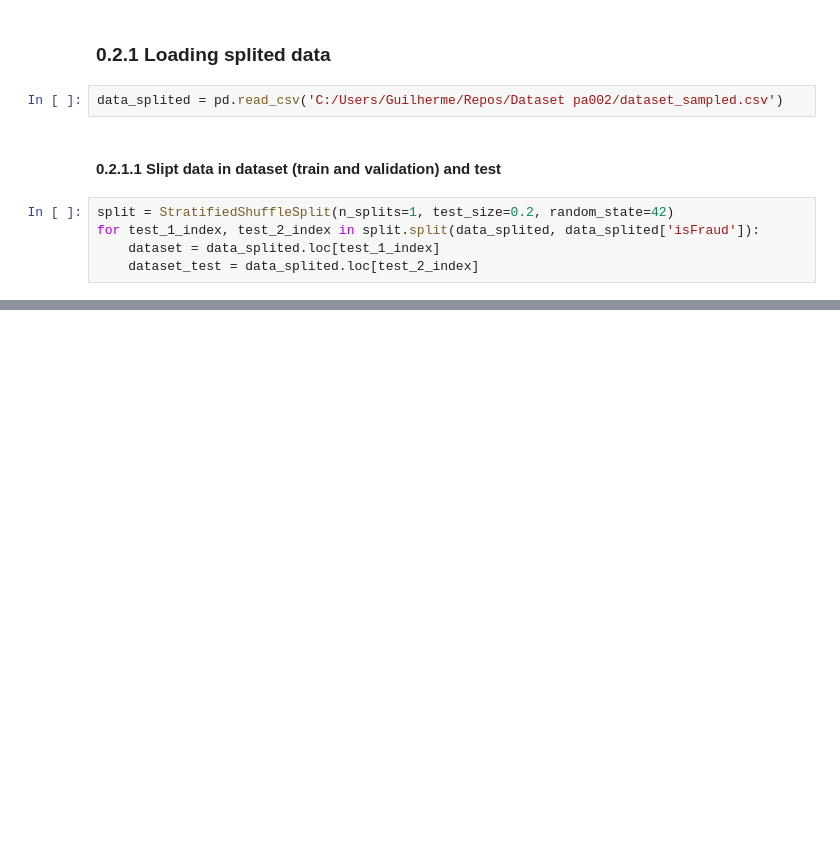
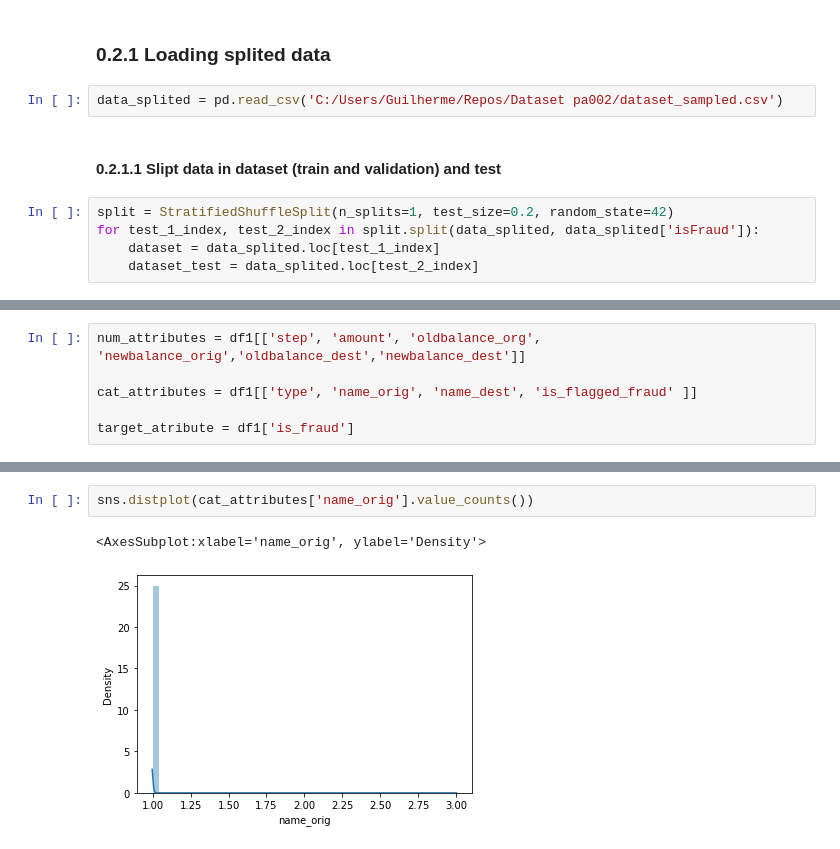
Before and after one commit to LessioGuilherme/pa002_block_fraud_company, a Jupyter notebook: notebooks/pa002_block_fraud_company_sprint01.ipynb, the cells around one changed output, grey strips where cells are left out. Cells and saved outputs as stored; diff of their text form; blank space fills up the shorter version.

```diff
--- a/notebooks/pa002_block_fraud_company_sprint01.ipynb
+++ b/notebooks/pa002_block_fraud_company_sprint01.ipynb
@@ -102,0 +263,6 @@ ab
+# %%
+num_attributes = df1[['step', 'amount', 'oldbalance_org', 'newbalance_orig','oldbalance_dest','newbalance_dest']]
+
+cat_attributes = df1[['type', 'name_orig', 'name_dest', 'is_flagged_fraud' ]]
+
+target_atribute = df1['is_fraud']
@@ -102,0 +332,5 @@ ab
+# %%
+sns.distplot(cat_attributes['name_orig'].value_counts())
+# %% [output]
+<AxesSubplot:xlabel='name_orig', ylabel='Density'>
+[figure, added]
```
Also changed, not shown: parts of 48 cells of this notebook.
